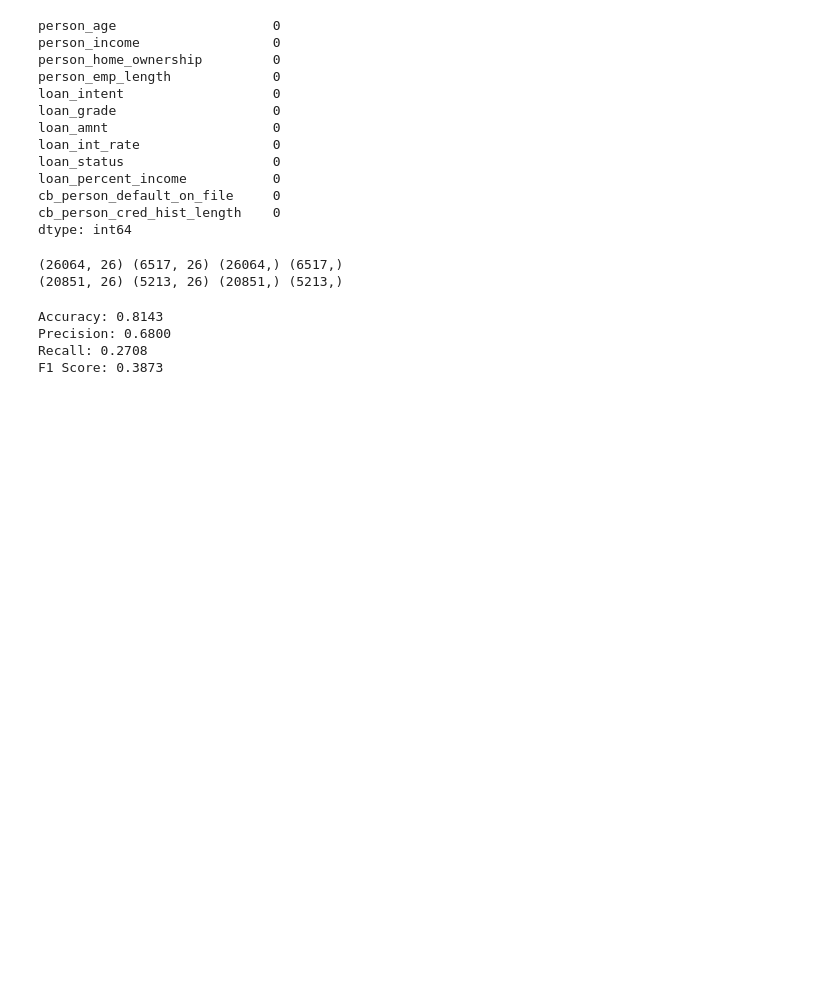
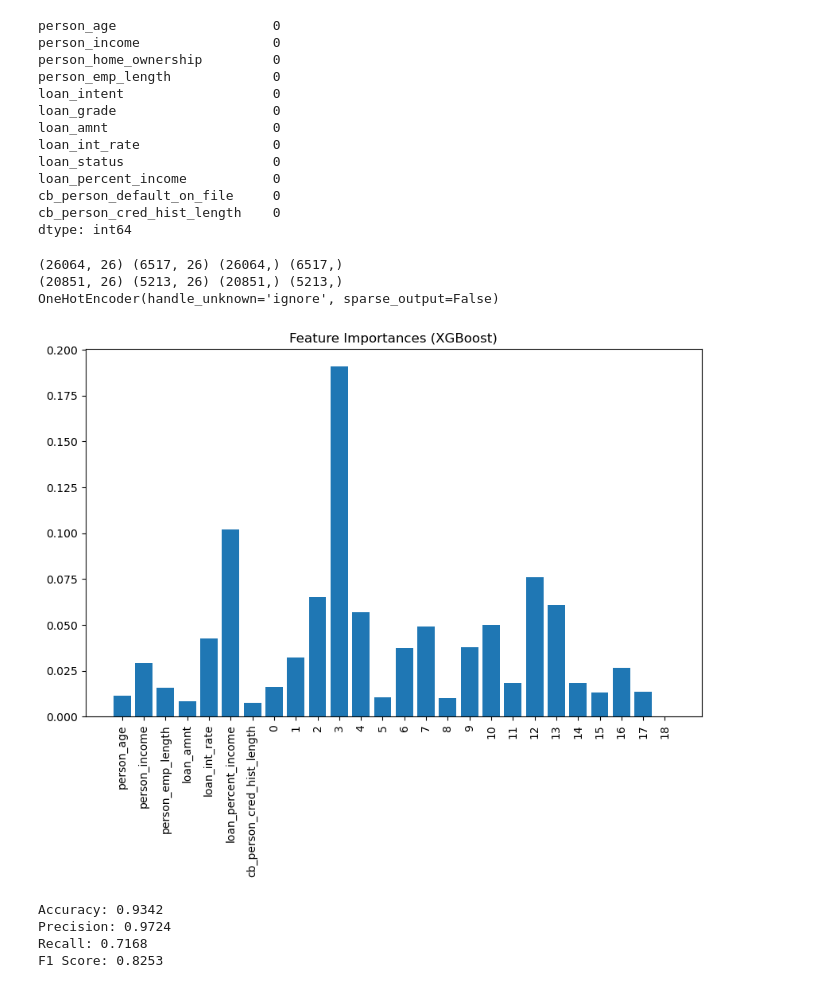
Before and after one commit to hoangtrung301997/Loan-Approval-Prediction, a Jupyter notebook: LearnDataset.ipynb, the cells around one changed output. Saved outputs shown, nothing was run; the diff lists cells and outputs as text; code cells hidden in the pictures; blank space fills up the shorter version.

```diff
--- a/LearnDataset.ipynb
+++ b/LearnDataset.ipynb
@@ -160,6 +160,9 @@ numerical_features = dataframe.select_dtypes(include=['number']).drop(columns=['
 X = pd.concat([numerical_features, encoded_df], axis=1)
 y = dataframe['loan_status']
 
+encoded_feature_names = encoder.get_feature_names_out(categorical_features)
+print(encoded_feature_names)
+
 X_train, X_test, y_train, y_test = train_test_split(X, y, test_size=0.2, random_state=42)
 X_subtrain, X_valid, y_subtrain, y_valid = train_test_split(X_train, y_train, test_size=0.2, random_state=42)
 print(X_train.shape, X_test.shape, y_train.shape, y_test.shape)
@@ -167,6 +170,7 @@ print(X_subtrain.shape, X_valid.shape, y_subtrain.shape, y_valid.shape)
 # %% [output]
 (26064, 26) (6517, 26) (26064,) (6517,)
 (20851, 26) (5213, 26) (20851,) (5213,)
+OneHotEncoder(handle_unknown='ignore', sparse_output=False)
 # %%
 from sklearn.tree import DecisionTreeClassifier
 from sklearn.ensemble import RandomForestClassifier, VotingClassifier
@@ -200,7 +204,6 @@ param_grid = {
 # randomForest_model.fit(X_subtrain, y_subtrain)
 # y_pred = randomForest_model.predict(X_valid)
 
-
 # K-Nearest neighbors
 # knn_model = KNeighborsClassifier()
 # knn_model.fit(X_subtrain, y_subtrain)
@@ -208,18 +211,19 @@ param_grid = {
 
 # Gradient Boosting Machine
 xgb_model = XGBClassifier()
+xgb_model.fit(X_subtrain, y_subtrain)
+y_pred = xgb_model.predict(X_valid)
 
-grid_search = GridSearchCV(estimator=xgb_model, param_grid=param_grid, cv=5, scoring='accuracy')
-# randomized_search = RandomizedSearchCV(estimator=xgb_model, param_distributions=param_grid, n_iter=50, cv=5, scoring='accuracy')
+# grid_search = GridSearchCV(estimator=xgb_model, param_grid=param_grid, cv=5, scoring='accuracy')
+# # randomized_search = RandomizedSearchCV(estimator=xgb_model, param_distributions=param_grid, n_iter=50, cv=5, scoring='accuracy')
 
-grid_search.fit(X_subtrain, y_subtrain)
+# grid_search.fit(X_subtrain, y_subtrain)
 
-best_params = grid_search.best_params_  # Or randomized_search.best_params_
-best_xgb_model = grid_search.best_estimator_  # Or randomized_search.best_estimator_
+# best_params = grid_search.best_params_  # Or randomized_search.best_params_
+# best_xgb_model = grid_search.best_estimator_  # Or randomized_search.best_estimator_
 
-best_xgb_model.fit(X_subtrain, y_subtrain)
-y_pred = best_xgb_model.predict(X_valid)
-
+# best_xgb_model.fit(X_subtrain, y_subtrain)
+# y_pred = best_xgb_model.predict(X_valid)
 
 # Create the ensemble model (voting classifier)
 # ensemble = VotingClassifier(estimators=[('lr', logisticRegression_model), ('dt', decisionTree_model), ('rf', randomForest_model)], voting='hard')
@@ -227,6 +231,20 @@ y_pred = best_xgb_model.predict(X_valid)
 
 # X_valid.columns = X_valid.columns.astype(str)
 # y_pred = ensemble.predict(X_valid)
+# %%
+import matplotlib.pyplot as plt
+
+# Get feature importances
+importances = xgb_model.feature_importances_
+
+# Create a bar chart
+plt.figure(figsize=(10, 6))
+plt.bar(range(X_subtrain.shape[1]), importances)
+plt.xticks(range(X_subtrain.shape[1]), X_subtrain.columns, rotation=90)
+plt.title('Feature Importances (XGBoost)')
+plt.show()
+# %% [output]
+[figure, added]
 # %%
 from sklearn.metrics import accuracy_score, precision_score, recall_score, f1_score
 
@@ -242,7 +260,7 @@ print(f'Precision: {precision:.4f}')
 print(f'Recall: {recall:.4f}')
 print(f'F1 Score: {f1:.4f}')
 # %% [output]
-Accuracy: 0.8143
-Precision: 0.6800
-Recall: 0.2708
-F1 Score: 0.3873
+Accuracy: 0.9342
+Precision: 0.9724
+Recall: 0.7168
+F1 Score: 0.8253
```
Also changed, not shown: 3 other files.
